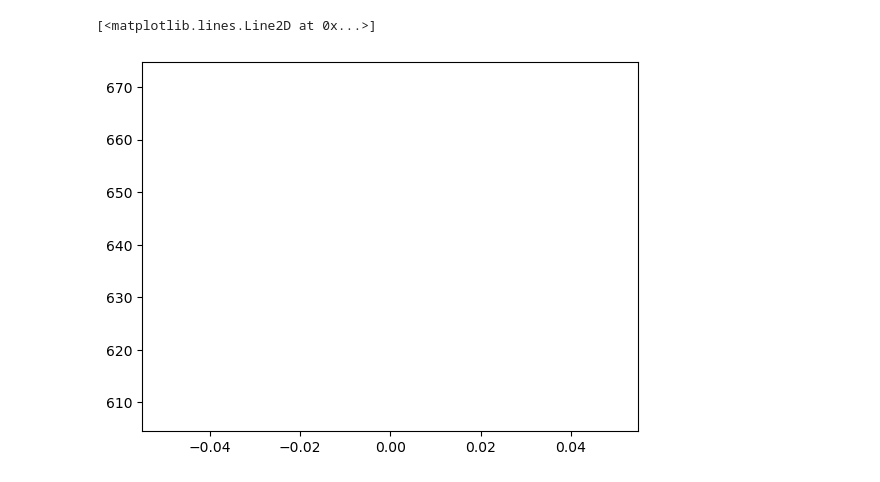
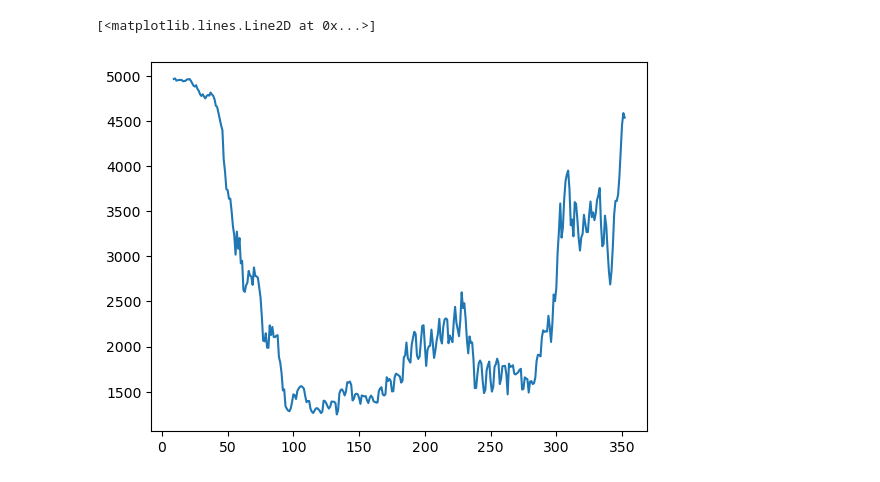
Before and after one commit to jgoodwill1/DAPPEr, a Jupyter notebook: students/Josh/fitting.ipynb, the cells around one changed output. Saved outputs shown, nothing was run; the diff lists cells and outputs as text; code cells hidden in the pictures.

```diff
--- a/students/Josh/fitting.ipynb
+++ b/students/Josh/fitting.ipynb
@@ -233,5 +233,6 @@ def data_processing(V, I):#remove data points below -2 and above the peak to red
     I_proc = np.nan_to_num(y_raw, nan=0.0)
     return V_proc, I_proc
 # %%
-dat = pck(path, 0, 'Dense')
+dat = pck(path, 150, 'Full')
 iv = dat.iv
+dat.start
@@ -238,13 +241,14 @@ iv = dat.iv
 # %%
 ne = np.array([])
 Te = np.array([])
-for sw in np.arange(250, 251):
+for sw in np.arange(122, 475):
     dat = pck(path, sw, 'Full')
     iv = dat.iv
     plt.plot(iv['V'], iv['I0'])
-    print(sw)
+    # print(sw)
     t, fit, popt, pcov = gen_fit(iv['V'], iv['I0'])
     plt.plot(t, fit)
     ne, Te = np.append(ne, popt[4]), np.append(Te, popt[5])
-print(popt)
+# print(popt)
+print(iv['I0'])
 # %% [output]
@@ -259,0 +293,5 @@ plt.plot(ne)
+# %%
+df = pd.DataFrame(data = {
+                    'ne' : ne,
+                    'Te' : Te
+                        })
@@ -259,0 +302,2 @@ plt.plot(ne)
+# %%
+df2 = df.rolling(10).mean()
@@ -260,5 +309,5 @@ plt.plot(ne)
 # %%
-plt.plot(Te)
+plt.plot(df2['Te'])
 # %% [output]
 [<matplotlib.lines.Line2D at 0x...>]
-[figure, old version]
+[figure, new version]
```
Also changed, not shown: parts of 7 cells of this notebook, 2 other files.
